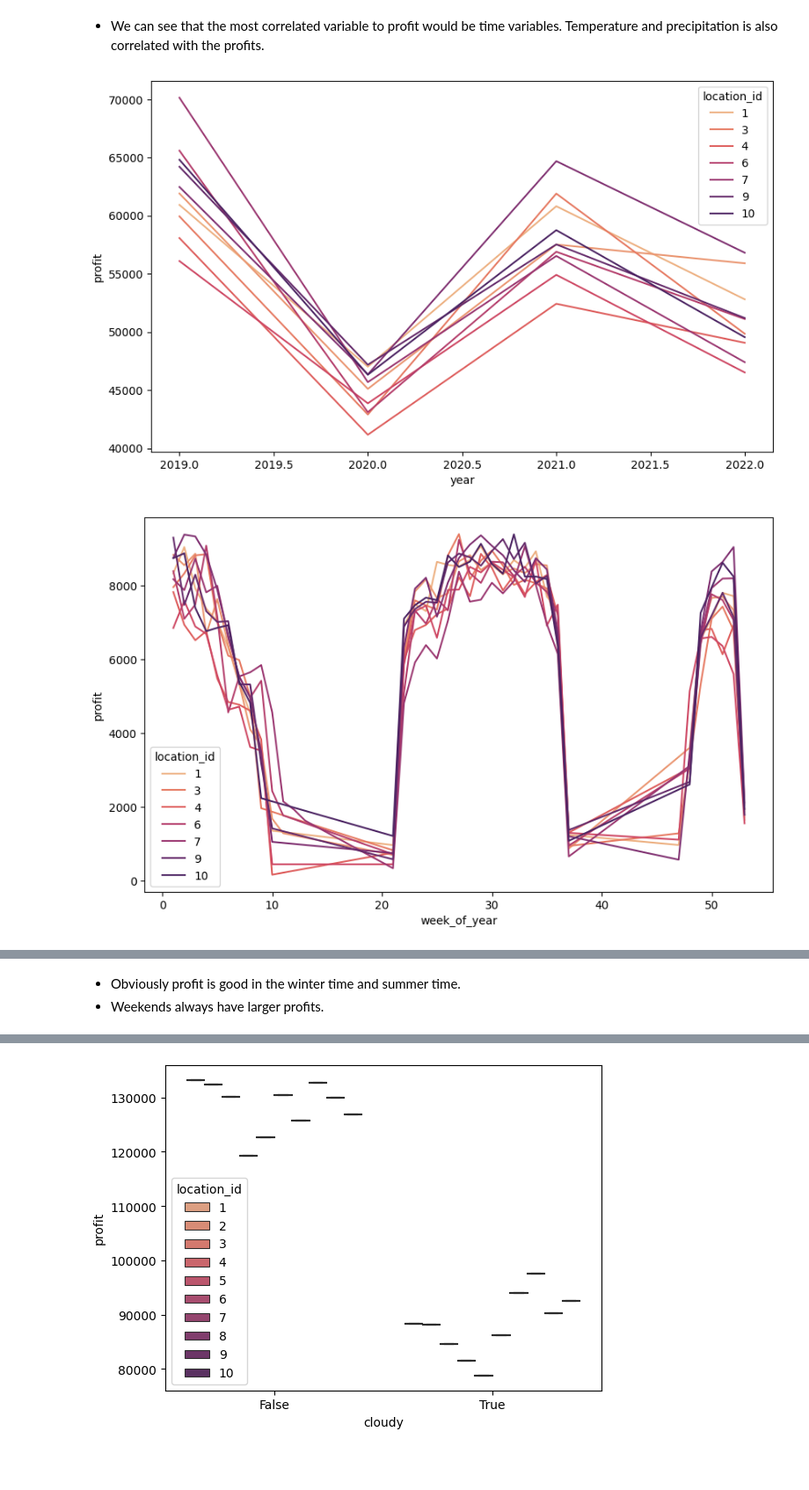
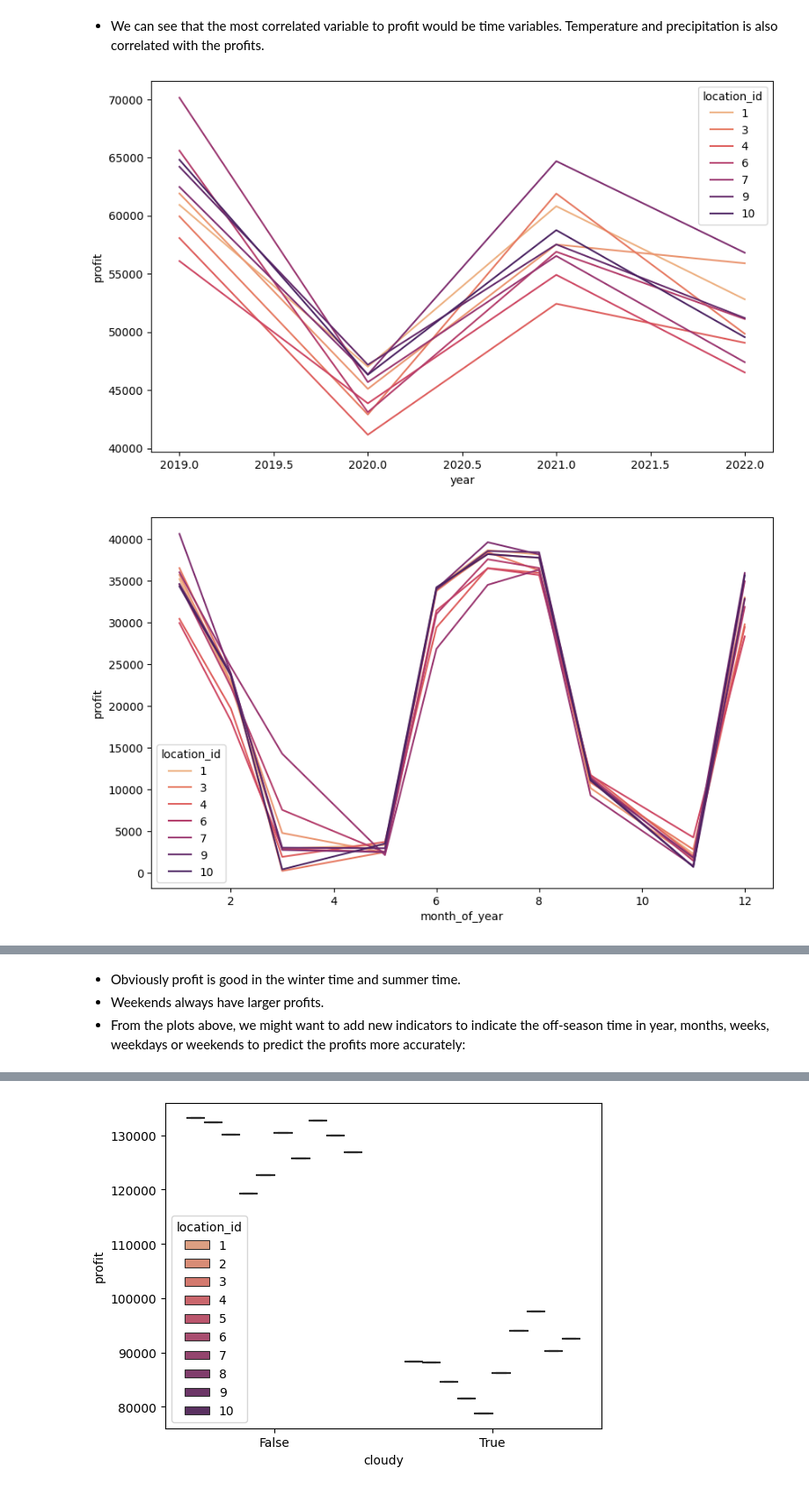
Before and after one commit to lynncyueliang/intern-take-home-assessment, a Jupyter notebook: YueLiang_Lynnc_takehome_assessment.ipynb, the cells around one changed output, grey strips where cells are left out. Shown at 88% size. Saved outputs shown, nothing was run; the diff lists cells and outputs as text; code cells hidden in the pictures; blank space fills up the shorter version.

```diff
--- a/YueLiang_Lynnc_takehome_assessment.ipynb
+++ b/YueLiang_Lynnc_takehome_assessment.ipynb
@@ -85,20 +87,20 @@ dta.holiday = dta.holiday.astype(int)
 # %%
 #secondly, combine the merged data with location data (i.e., population, elevation)
-dta = dta.merge(data_location, how = 'left', on = 'location_id')
+characteristics_data = characteristics_data.merge(data_location, how = 'left', on = 'location_id')
 # %%
 #thirdly, aggregate the profits for each location for each date:
-dta_tran_agg = (data_transac
+agg_transaction_data = (transaction_data
     .groupby(['location_id', 'date'])
     ['profit'].sum()
     .reset_index(level=[0,1]))
-dta_tran_agg['date'] = pd.to_datetime(dta_tran_agg.date).dt.strftime('%m-%d-%Y')
+agg_transaction_data['date'] = pd.to_datetime(agg_transaction_data.date).dt.strftime('%m-%d-%Y')
 # %%
 #change the format to make sure that the transaction data and other information are using the same date format
-dta['date'] = pd.to_datetime(dta.date).dt.strftime('%Y-%m-%d')
-dta_tran_agg['date'] = pd.to_datetime(dta_tran_agg.date).dt.strftime('%Y-%m-%d')
+characteristics_data['date'] = pd.to_datetime(characteristics_data.date).dt.strftime('%Y-%m-%d')
+agg_transaction_data['date'] = pd.to_datetime(agg_transaction_data.date).dt.strftime('%Y-%m-%d')
 # %%
 #merge the aggregated transaction data with the other characteristics of the different location
-final_data = dta_tran_agg.merge(dta, on = ['location_id', 'date'], how = 'left')
+final_data = agg_transaction_data.merge(characteristics_data, on = ['location_id', 'date'], how = 'left')
 #use last observation carry forward for the missing data:
 final_data = final_data.sort_values(['location_id', 'date'], ascending = [True, True])
 final_data = final_data.ffill(axis = 0)
@@ -120,17 +122,20 @@ plt.show()
 # %%
 #Profit plot over time variables:
 plt.figure(figsize = (10,6))
 sns.lineplot(data = final_data.groupby(['location_id', 'year'])['profit'].sum().reset_index(), x='year', y='profit', hue='location_id',palette = "flare")
+
+plt.figure(figsize = (10,6))
+sns.lineplot(data = final_data.groupby(['location_id', 'month_of_year'])['profit'].sum().reset_index(), x='month_of_year', y='profit', hue='location_id', palette = "flare")
 
 plt.figure(figsize = (10,6))
 sns.lineplot(data = final_data.groupby(['location_id', 'week_of_year'])['profit'].sum().reset_index(), x='week_of_year', y='profit', hue='location_id', palette = "flare")
 
 plt.figure(figsize = (10,6))
 sns.lineplot(data = final_data.groupby(['location_id', 'day_of_year'])['profit'].sum().reset_index(), x='day_of_year', y='profit', hue='location_id', palette = "flare")
 
 plt.figure(figsize = (10,6))
 sns.lineplot(data = final_data.groupby(['location_id', 'weekdays'])['profit'].sum().reset_index(), x='weekdays', y='profit', hue='location_id', palette = "flare")
 plt.show()
 # %% [output]
 [figure]
-[figure, old version]
+[figure, new version]
@@ -139,3 +145,4 @@ plt.show()
 # %% [markdown]
 * Obviously profit is good in the winter time and summer time.
 * Weekends always have larger profits.
+* From the plots above, we might want to add new indicators to indicate the off-season time in year, months, weeks, weekdays or weekends to predict the profits more accurately:
```
Also changed, not shown: parts of 31 cells of this notebook.
